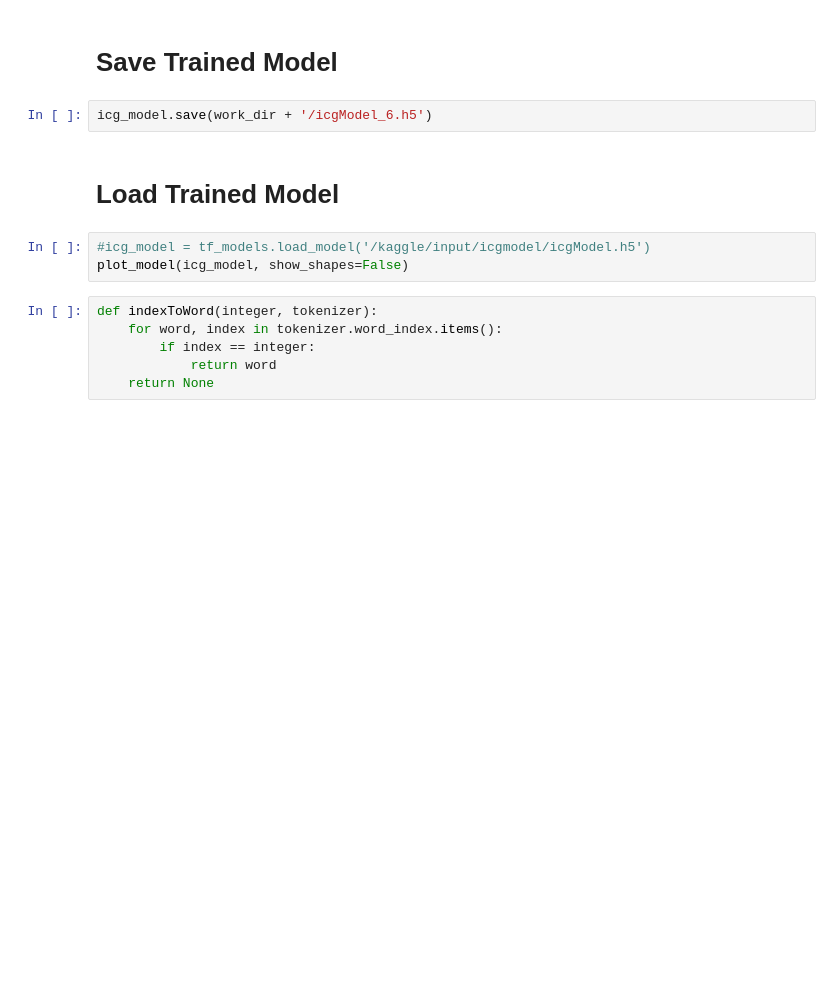
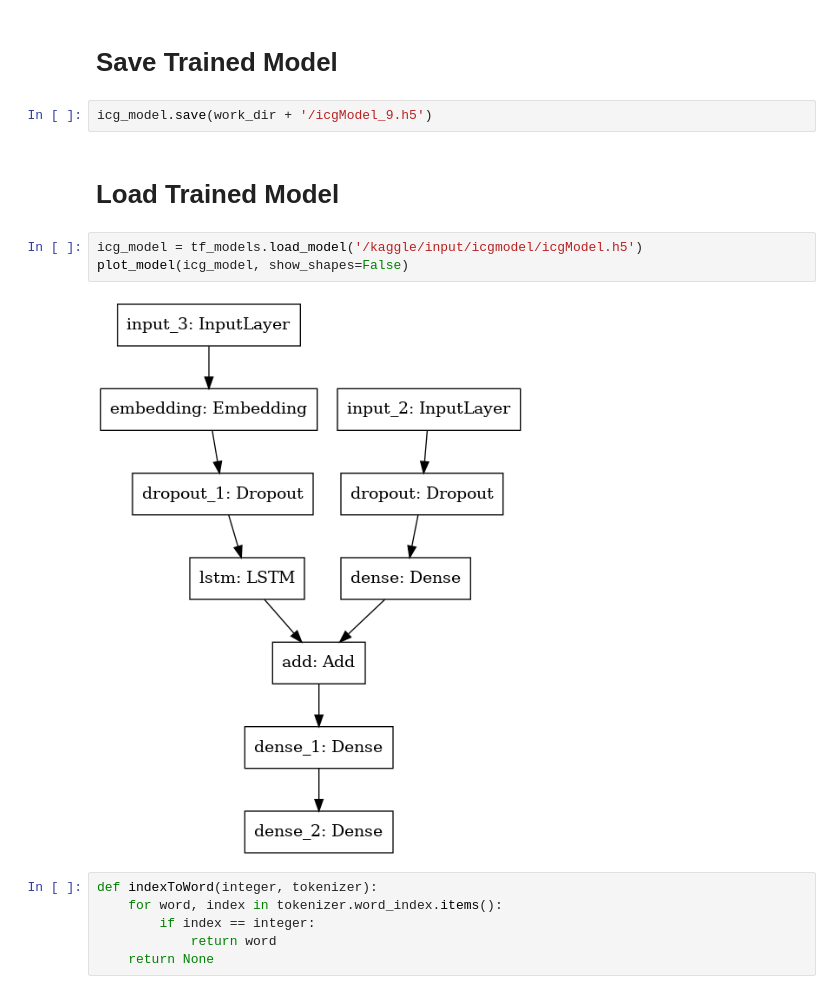
Before and after one commit to RealityMoez/ImageCaptionGenerator, a Jupyter notebook: image-caption-generator-flickr.ipynb, the cells around one changed output. Saved outputs shown, nothing was run; the diff lists cells and outputs as text; blank space fills up the shorter version.

Commit message:
Kaggle Notebook | Image Caption Generator (FLICKR) | Version 27

```diff
--- a/image-caption-generator-flickr.ipynb
+++ b/image-caption-generator-flickr.ipynb
@@ -299,12 +308,14 @@ KeyboardInterrupt:
 # %% [markdown]
 # Save Trained Model
 # %%
-icg_model.save(work_dir + '/icgModel_6.h5')
+icg_model.save(work_dir + '/icgModel_9.h5')
 # %% [markdown]
 # Load Trained Model
 # %%
-#icg_model = tf_models.load_model('/kaggle/input/icgmodel/icgModel.h5')
+icg_model = tf_models.load_model('/kaggle/input/icgmodel/icgModel.h5')
 plot_model(icg_model, show_shapes=False)
+# %% [output]
+[figure, added]
 # %%
 def indexToWord(integer, tokenizer):
     for word, index in tokenizer.word_index.items():
```
Also changed, not shown: parts of 11 cells of this notebook.
